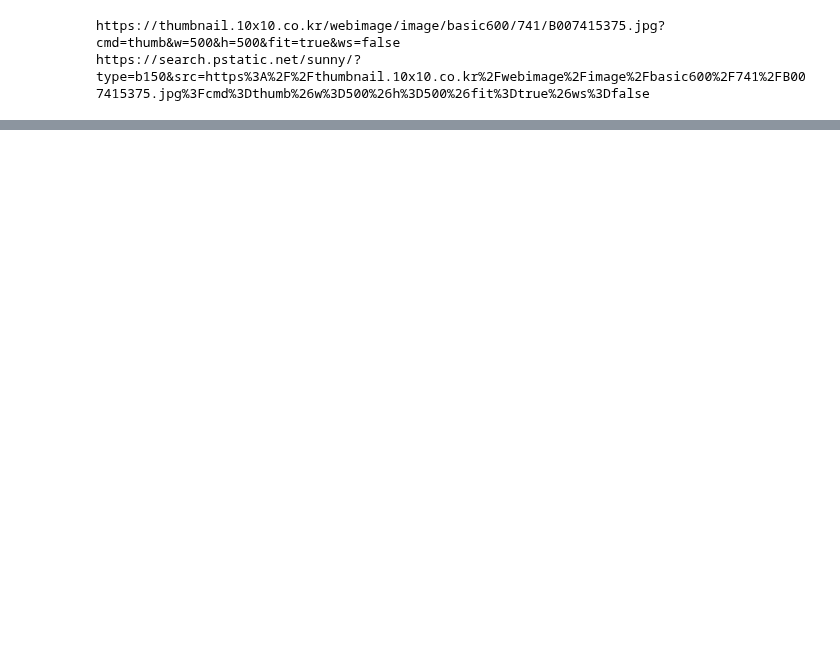
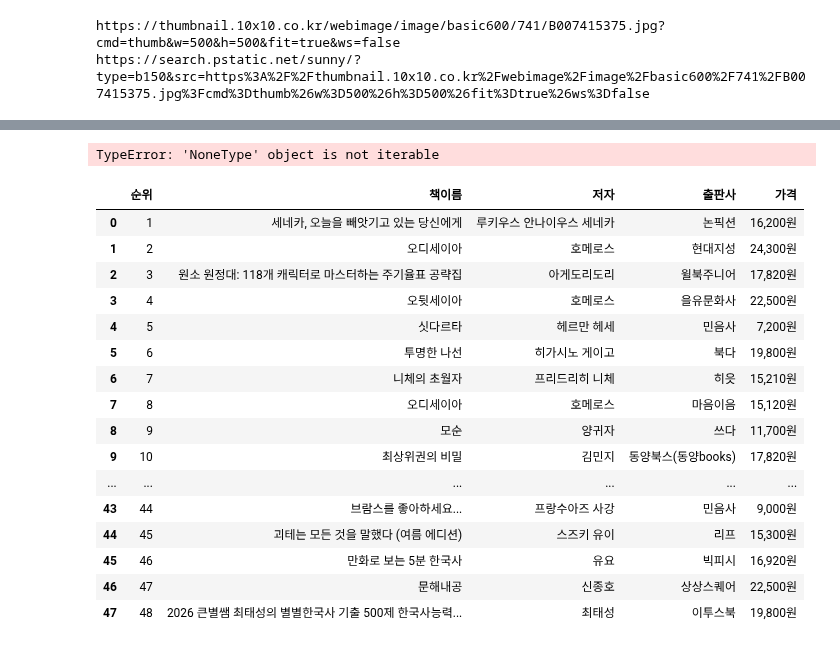
Before and after one commit to jack8704/ai, a Jupyter notebook: source/01_python/ch14_웹데이터수집1_정적_공공.ipynb, the cells around one changed output, grey strips where cells are left out. Saved outputs shown, nothing was run; the diff lists cells and outputs as text; code cells hidden in the pictures; blank space fills up the shorter version.

```diff
--- a/source/01_python/ch14_웹데이터수집1_정적_공공.ipynb
+++ b/source/01_python/ch14_웹데이터수집1_정적_공공.ipynb
@@ -1124,0 +1456,2 @@ save_image('메인',0,df.loc[0,'링크'], '청바지')
+# %%
+pd.options.display.max_rows=100
@@ -1124,0 +1525,47 @@ save_image('메인',0,df.loc[0,'링크'], '청바지')
+# %%
+import requests
+from bs4 import BeautifulSoup
+import pandas as pd
+
+data=[]
+for page in range(1,3):
+    url=f'https://www.yes24.com/product/category/bestseller?categoryNumber=001&pageSize=24&pageNumber={page}'
+    response = requests.get(url)
+    soup =BeautifulSoup(response.text,'html.parser')
+    title_els=soup.select('div.info_row.info_name > a.gd_name')
+    author_els=soup.select('span.authPub.info_auth > a:first-child')
+    company_els=soup.select('span.authPub.info_pub > a')
+    price_els=soup.select('strong.txt_num > em.yes_b')
+
+    for idx, (title, author, company, price) in enumerate(zip(title_els, author_els, company_els, price_els)):
+        data.append({'순위':(page-1)*24+idx+1,
+                    '책이름':title.text,
+                    '저자':author.text,
+                    '출판사':company.text,
+                    '가격':price.text +'원'
+                    })
+pd.DataFrame(data)
+df=pd.DataFrame(data)
+df.to_csv('data/ch14_yest24_bestseller.csv',encoding='utf-8',index=False)
+# %% [output]
+TypeError: 'NoneType' object is not iterable
+# %%
+pd.DataFrame(data)
+# %% [output]
+|  | 순위 | 책이름 | 저자 | 출판사 | 가격 |
+| 0 | 1 | 세네카, 오늘을 빼앗기고 있는 당신에게 | 루키우스 안나이우스 세네카 | 논픽션 | 16,200원 |
+| 1 | 2 | 오디세이아 | 호메로스 | 현대지성 | 24,300원 |
+| 2 | 3 | 원소 원정대: 118개 캐릭터로 마스터하는 주기율표 공략집 | 아게도리도리 | 윌북주니어 | 17,820원 |
+| 3 | 4 | 오뒷세이아 | 호메로스 | 을유문화사 | 22,500원 |
+| 4 | 5 | 싯다르타 | 헤르만 헤세 | 민음사 | 7,200원 |
+| 5 | 6 | 투명한 나선 | 히가시노 게이고 | 북다 | 19,800원 |
+| 6 | 7 | 니체의 초월자 | 프리드리히 니체 | 히읏 | 15,210원 |
+| 7 | 8 | 오디세이아 | 호메로스 | 마음이음 | 15,120원 |
+| 8 | 9 | 모순 | 양귀자 | 쓰다 | 11,700원 |
+| 9 | 10 | 최상위권의 비밀 | 김민지 | 동양북스(동양books) | 17,820원 |
+| ... | ... | ... | ... | ... | ... |
+| 43 | 44 | 브람스를 좋아하세요... | 프랑수아즈 사강 | 민음사 | 9,000원 |
+| 44 | 45 | 괴테는 모든 것을 말했다 (여름 에디션) | 스즈키 유이 | 리프 | 15,300원 |
+| 45 | 46 | 만화로 보는 5분 한국사 | 유요 | 빅피시 | 16,920원 |
+| 46 | 47 | 문해내공 | 신종호 | 상상스퀘어 | 22,500원 |
+| 47 | 48 | 2026 큰별쌤 최태성의 별별한국사 기출 500제 한국사능력... | 최태성 | 이투스북 | 19,800원 |
```
Also changed, not shown: parts of 34 cells of this notebook, 9 other files.
